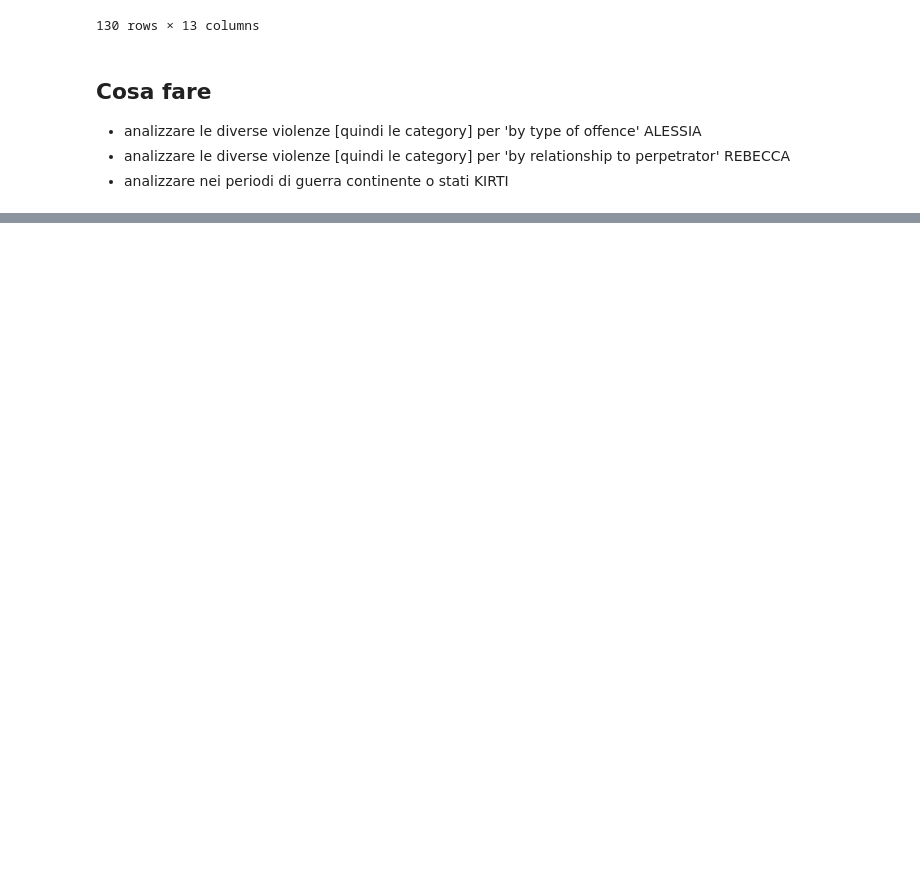
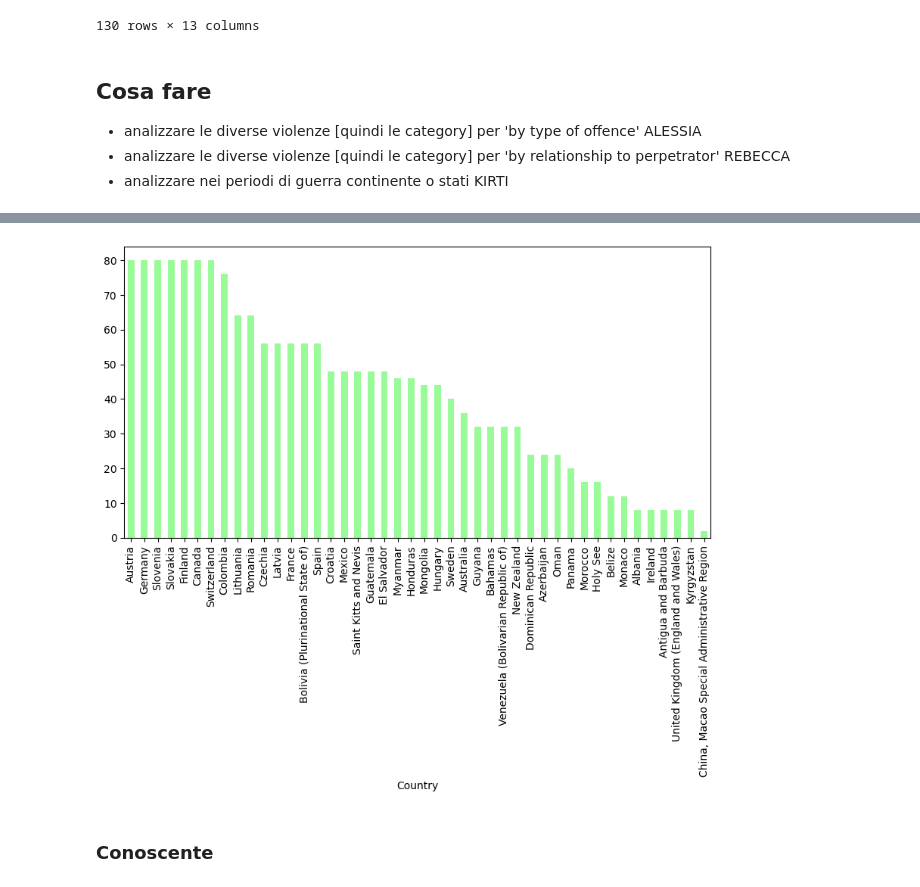
Before and after one commit to Kirti324/dati-guerra-pace-concorso, a Jupyter notebook: inizioLavoro.ipynb, the cells around one changed output, grey strips where cells are left out. Cells and saved outputs as stored; diff of their text form; code cells hidden in the pictures; blank space fills up the shorter version.

```diff
--- a/inizioLavoro.ipynb
+++ b/inizioLavoro.ipynb
@@ -162,0 +194,7 @@ data[data["Country"]=="Ukraine"]
+# %%
+intimi = relationship[relationship["Category"] == 'Intimate partner or family member']
+#intimi
+#1858 righe
+# %%
+intimiPerPaese = intimi["Country"].value_counts()
+intimiPerPaese
@@ -162,0 +219,9 @@ data[data["Country"]=="Ukraine"]
+# %%
+fig, ax = plt.subplots(figsize=(10,5))
+intimiPerPaese.plot(kind="bar", ax=ax, color="palegreen")
+
+plt.show()
+# %% [output]
+[figure, added]
+# %% [markdown]
+### Conoscente
```
Also changed, not shown: parts of 19 cells of this notebook.
